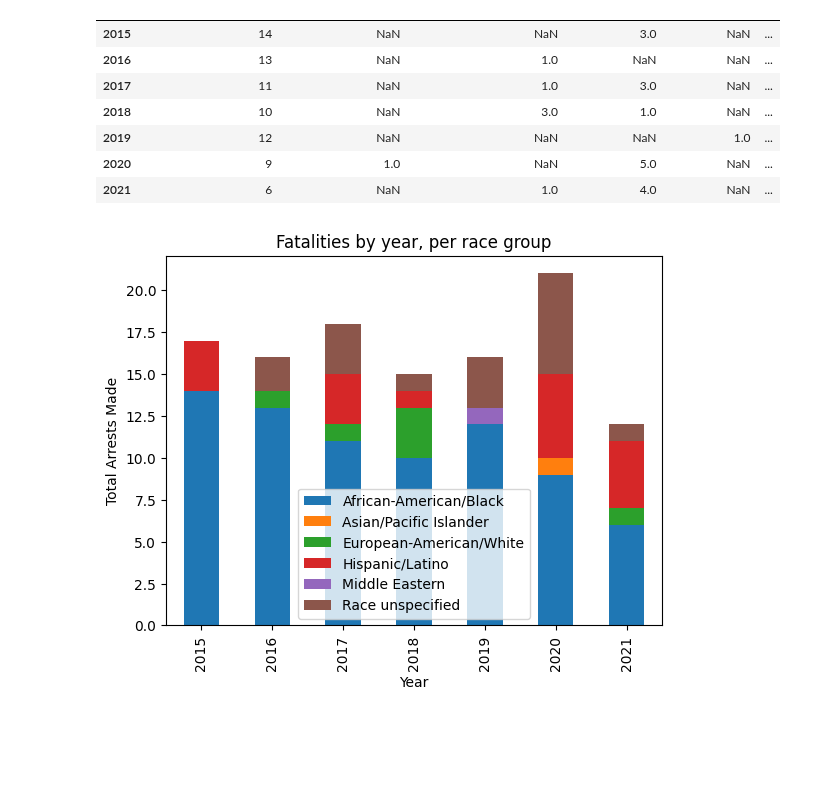
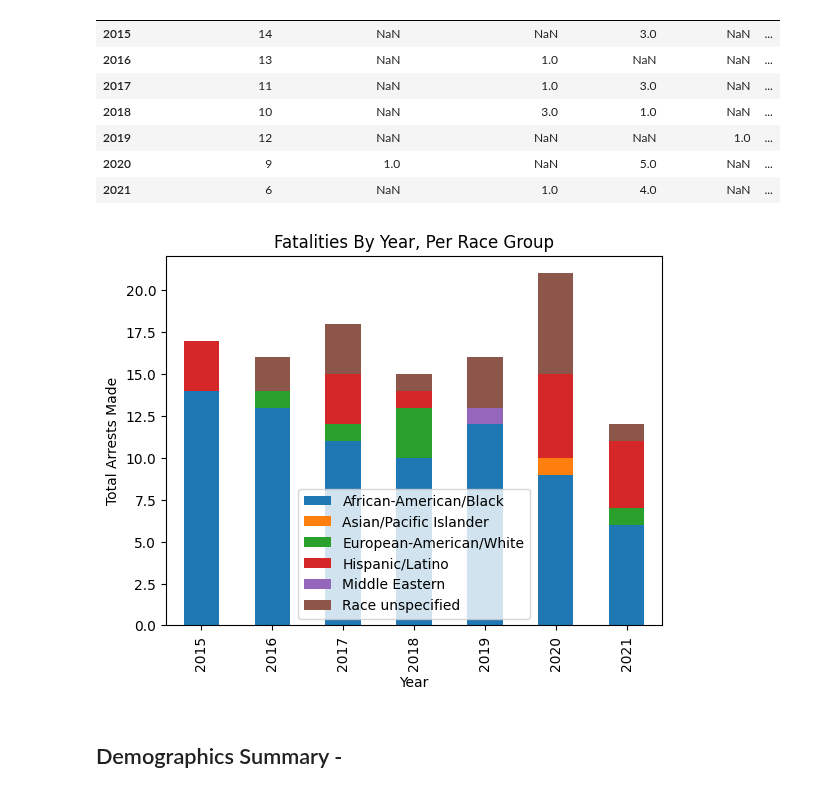
Before and after one commit to jdmandras/Project-1, a Jupyter notebook: CHI_City_Crime_Analysis_JenAlvz.ipynb, the cells around one changed output. Drawn from its saved outputs; the diff is of its cells as text; code cells hidden in the pictures; blank space fills up the shorter version.

```diff
--- a/CHI_City_Crime_Analysis_JenAlvz.ipynb
+++ b/CHI_City_Crime_Analysis_JenAlvz.ipynb
@@ -285,9 +284,14 @@ all_races_fatalities
 | 2021 | 6 | NaN | 1.0 | 4.0 | NaN | ... |
 # %%
 #plot a stacked bar chart uning matplotlib
-all_races_fatalities.plot(kind='bar', stacked=True, title='Fatalities by year, per race group')
+all_races_fatalities.plot(kind='bar', stacked=True, title='Fatalities By Year, Per Race Group')
 plt.xlabel("Year")
 plt.ylabel("Total Arrests Made")
+plt.legend(loc = 'best')
+
+plt.savefig("Visualizations/fatalities_year_byrace.png")
 plt.show()
 # %% [output]
-[figure, old version]
+[figure, new version]
+# %% [markdown]
+## Demographics Summary -
```
Also changed, not shown: parts of 5 cells of this notebook, 2 other files.
